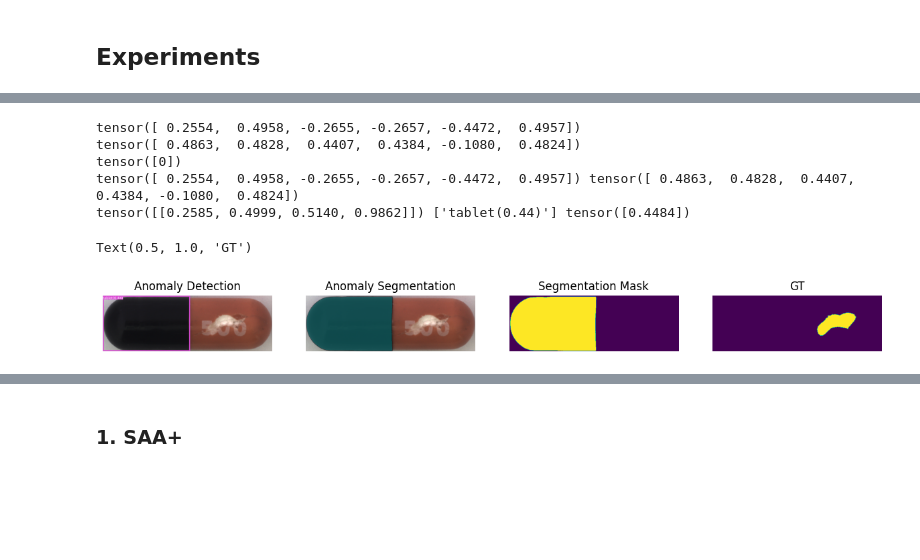
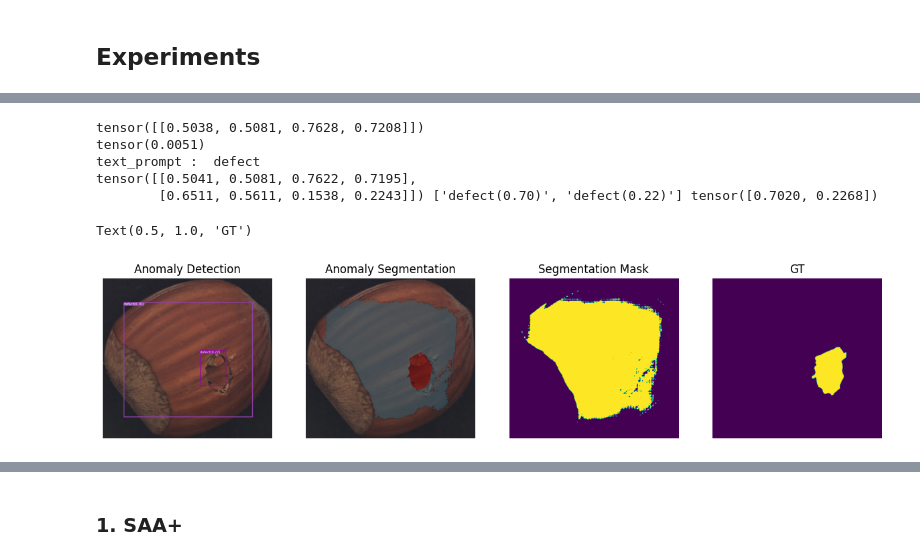
Before and after one commit to sybeam27/DOT-Prompt, a Jupyter notebook: ZSAS_v1 copy_0624sy copy.ipynb, the cells around one changed output, grey strips where cells are left out. Drawn from its saved outputs; the diff is of its cells as text; code cells hidden in the pictures; blank space fills up the shorter version.

```diff
--- a/ZSAS_v1 copy_0624sy copy.ipynb
+++ b/ZSAS_v1 copy_0624sy copy.ipynb
@@ -115,9 +115,9 @@ Special tokens have been added in the vocabulary, make sure the associated word
 ## Experiments
 # %%
 # load image
-main_name = "capsule"
-sub_name = "poke"
-sub_number = "000"
+main_name = "hazelnut"
+sub_name = "crack"
+sub_number = "014"
 # %%
 # Ours
 image_path = './dataset/mvtec/{}/test/{}/{}.png'.format(main_name, sub_name, sub_number)
@@ -265,32 +214,40 @@ tensor([ 0.2554,  0.4958, -0.2655, -0.2657, -0.4472,  0.4957]) tensor([ 0.4863,
 # %%
+# tag : sub_name
+raw_image = cropped_image  # load image
+# source_image = np.asarray(raw_image)
+source_image = cropped_source
+
+boxes_filt, pred_phrases, scores = get_grounding_output(grounding_dino_model, image, main_name, box_threshold, text_threshold, DEVICE)
+print(boxes_filt)
+
+widths = boxes_filt[:, 2] - boxes_filt[:, 0]
+heights = boxes_filt[:, 3] - boxes_filt[:, 1]
+boxes_area = (widths * heights)
+size_threshold = torch.max(boxes_area) - 0.05
+print(size_threshold)
+
+# Set TEXT_PROMPT
+TEXT_PROMPT = 'defect'
+# TEXT_PROMPT = llama_tags
+print('text_prompt : ', TEXT_PROMPT)
+
 while True:
     boxes_filt, pred_phrases, scores = get_grounding_output(grounding_dino_model, image,
-                                                            tags, box_threshold, text_threshold, DEVICE)
+                                                            TEXT_PROMPT, box_threshold, text_threshold, DEVICE)
     if boxes_filt is not None:
         break
 
 if size_threshold is not None and len(boxes_filt) > 1:
-    box_widths = (boxes_filt[:, 2] - boxes_filt[:, 0])
-    box_heights = (boxes_filt[:, 3] - boxes_filt[:, 1])
+    widths = (boxes_filt[:, 2] - boxes_filt[:, 0])
+    heights = (boxes_filt[:, 3] - boxes_filt[:, 1])
+    filt_idx = torch.nonzero(widths*heights < size_threshold).squeeze(1)
+    filt_size = torch.unique(filt_idx)
 
-    print(box_widths)
-    print(box_heights)
-
-    # size_threshold의 각 값을 사용하여 조건에 맞는 인덱스를 찾음
-    # filt1_idx = torch.nonzero(box_widths > 0 & box_widths < size_threshold[0]).squeeze(1)
-    # filt2_idx = torch.nonzero(box_heights > 0 & box_heights < size_threshold[1]).squeeze(1)
-    # combined_indices = torch.cat((filt1_idx, filt2_idx))
-    filt1_idx = torch.nonzero((box_widths > 0) & (box_widths < size_threshold[0])).squeeze(1)
-    filt2_idx = torch.nonzero((box_heights > 0) & (box_heights < size_threshold[1])).squeeze(1)
-    combined_indices = torch.cat((filt1_idx, filt2_idx))
-    filt_size = torch.unique(combined_indices)
-
-    if len(filt_size) != len(boxes_filt):
+    if (len(filt_size > 0)) and (len(filt_size) != len(boxes_filt)):
         boxes_filt = boxes_filt[filt_size]
         pred_phrases = [pred_phrases[i] for i in filt_size]
         scores = scores[filt_size]
-print(filt_size)
-print(box_widths, box_heights)
+
 print(boxes_filt, pred_phrases, scores)
 
 size = raw_image.size
@@ -320,7 +277,6 @@ masks, _, _ = sam_model.predict_torch(
 
 if masks is None:
     masks = boxes_filt
-
 
 #Draw Box
 box_image = raw_image.copy()
@@ -336,36 +292,36 @@ for mask in masks:
     draw_mask(mask[0].cpu().numpy(), mask_draw, random_color=True)
 mask_image_show = np.array(mask_image)
 #Sum Mask
 ram_llm_ds_mask = sum(masks[i][0] for i in range(len(masks)))
 ram_llm_ds_mask = ram_llm_ds_mask > 0
 
 plt.figure(figsize=(15, 7))
 
 plt.subplot(141)
 plt.imshow(box_image_show)
 plt.axis('off')
 plt.title('Anomaly Detection')
 
 plt.subplot(142)
 plt.imshow(raw_image)
 plt.imshow(mask_image_show)
 plt.axis('off')
 plt.title('Anomaly Segmentation')
 
 plt.subplot(143)
 plt.imshow(ram_llm_ds_mask.cpu().numpy())
 plt.axis('off')
 plt.title('Segmentation Mask')
 
 plt.subplot(144)
 plt.imshow(cropped_gt)
 plt.axis('off')
 plt.title('GT')
 # %% [output]
-tensor([ 0.2554,  0.4958, -0.2655, -0.2657, -0.4472,  0.4957])
-tensor([ 0.4863,  0.4828,  0.4407,  0.4384, -0.1080,  0.4824])
-tensor([0])
-tensor([ 0.2554,  0.4958, -0.2655, -0.2657, -0.4472,  0.4957]) tensor([ 0.4863,  0.4828,  0.4407,  0.4384, -0.1080,  0.4824])
-tensor([[0.2585, 0.4999, 0.5140, 0.9862]]) ['tablet(0.44)'] tensor([0.4484])
+tensor([[0.5038, 0.5081, 0.7628, 0.7208]])
+tensor(0.0051)
+text_prompt :  defect
+tensor([[0.5041, 0.5081, 0.7622, 0.7195],
+        [0.6511, 0.5611, 0.1538, 0.2243]]) ['defect(0.70)', 'defect(0.22)'] tensor([0.7020, 0.2268])
 Text(0.5, 1.0, 'GT')
-[figure, old version]
+[figure, new version]
```
Also changed, not shown: parts of 5 cells of this notebook, 4 other files.
